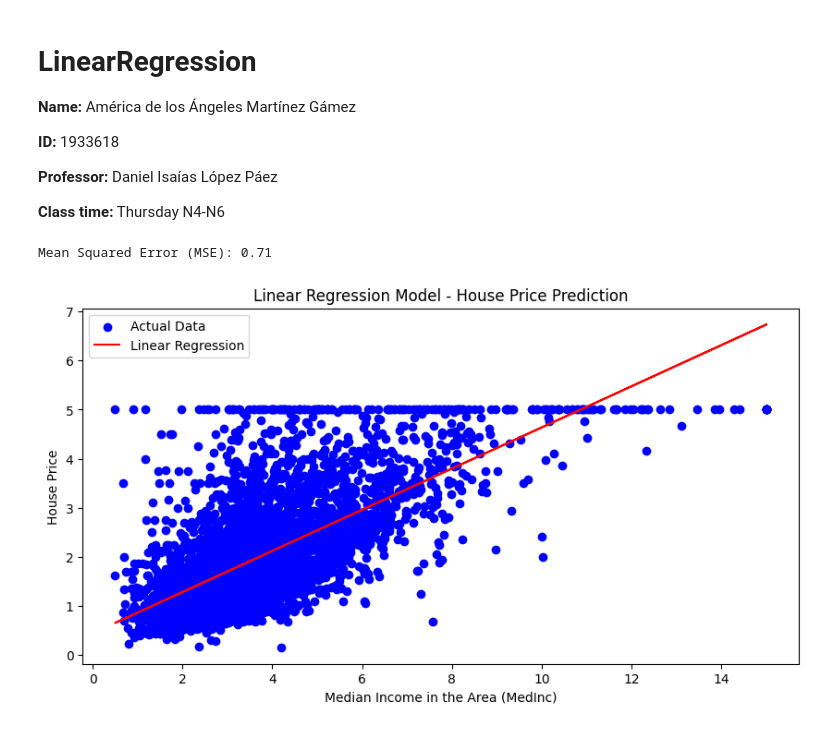
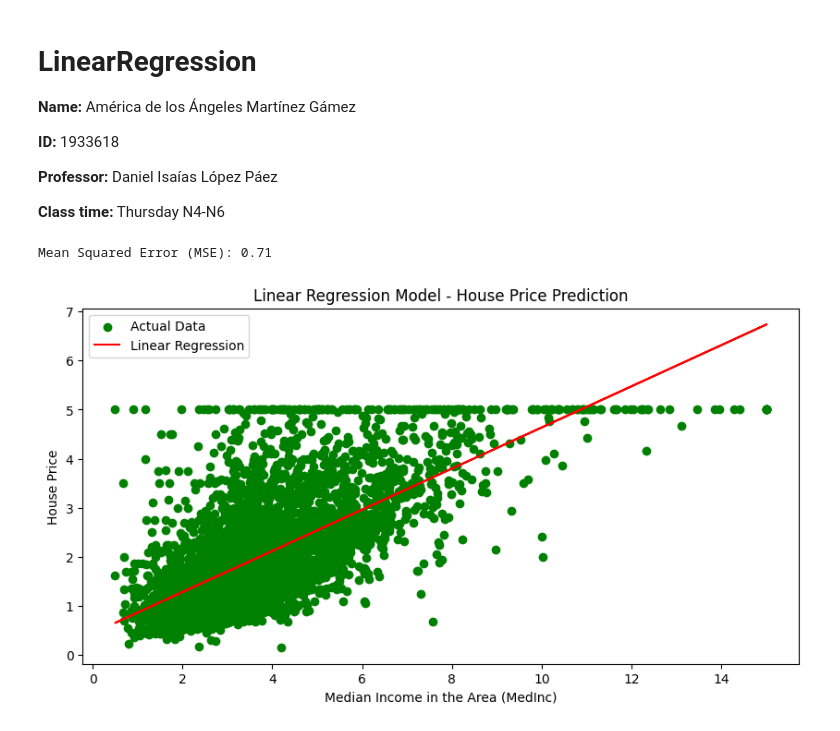
Before and after one commit to AmericaMtz22/AmericaMtz-AI_2024_IB, a Jupyter notebook: LinearRegression.ipynb, the cells around one changed output. Cells and saved outputs as stored; diff of their text form; code cells hidden in the pictures.

```diff
--- a/LinearRegression.ipynb
+++ b/LinearRegression.ipynb
@@ -21,32 +21,32 @@ from sklearn.metrics import mean_squared_error
 from sklearn.datasets import fetch_california_housing
 
 california = fetch_california_housing()
 
 df = pd.DataFrame(data=california.data, columns=california.feature_names)
 df['Price'] = california.target
 
 X = df[['MedInc']]
 y = df['Price']
 
 X_train, X_test, y_train, y_test = train_test_split(X, y, test_size=0.2, random_state=42)
 
 model = LinearRegression()
 
 model.fit(X_train, y_train)
 
 y_pred = model.predict(X_test)
 
 mse = mean_squared_error(y_test, y_pred)
 print(f'Mean Squared Error (MSE): {mse:.2f}')
 
 plt.figure(figsize=(10, 5))
-plt.scatter(X_test, y_test, color='blue', label='Actual Data')
+plt.scatter(X_test, y_test, color='green', label='Actual Data')
 plt.plot(X_test, y_pred, color='red', label='Linear Regression')
 plt.title('Linear Regression Model - House Price Prediction')
 plt.xlabel('Median Income in the Area (MedInc)')
 plt.ylabel('House Price')
 plt.legend()
 plt.show()
 # %% [output]
 Mean Squared Error (MSE): 0.71
-[figure, old version]
+[figure, new version]
```
